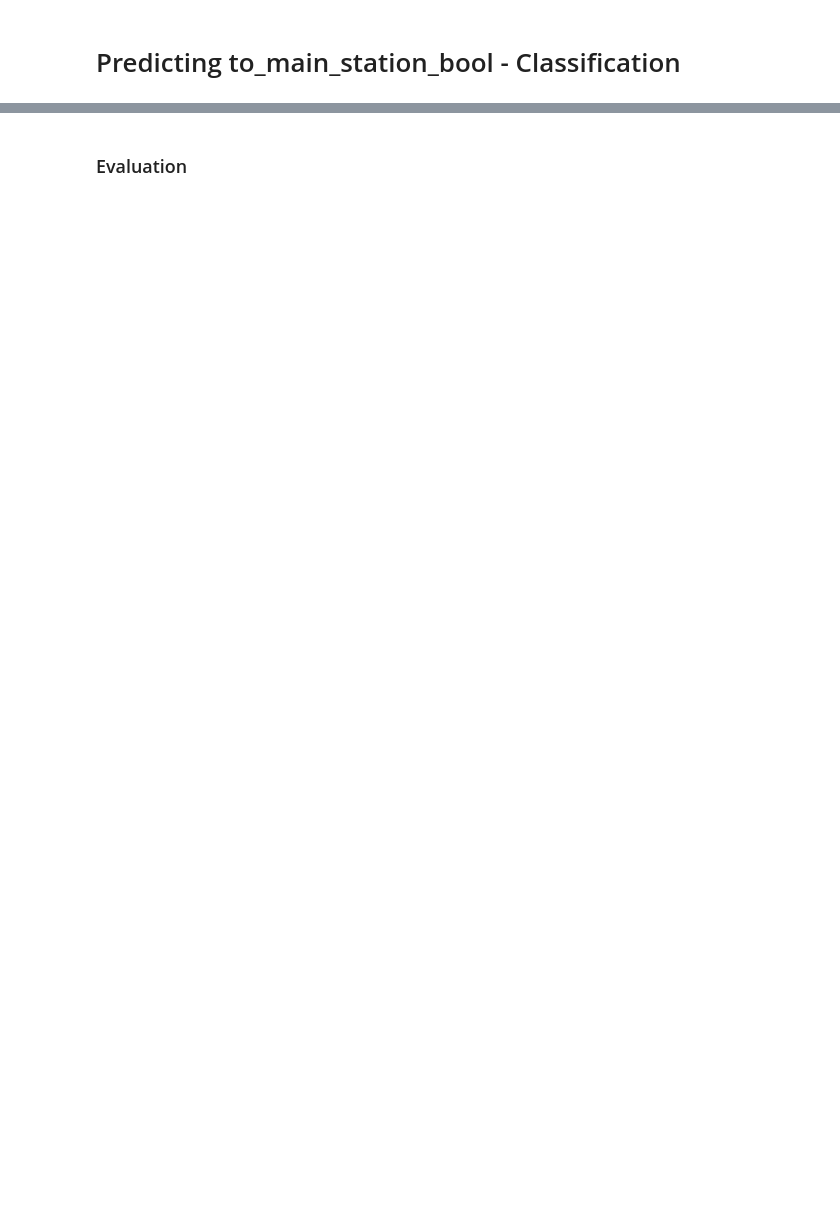
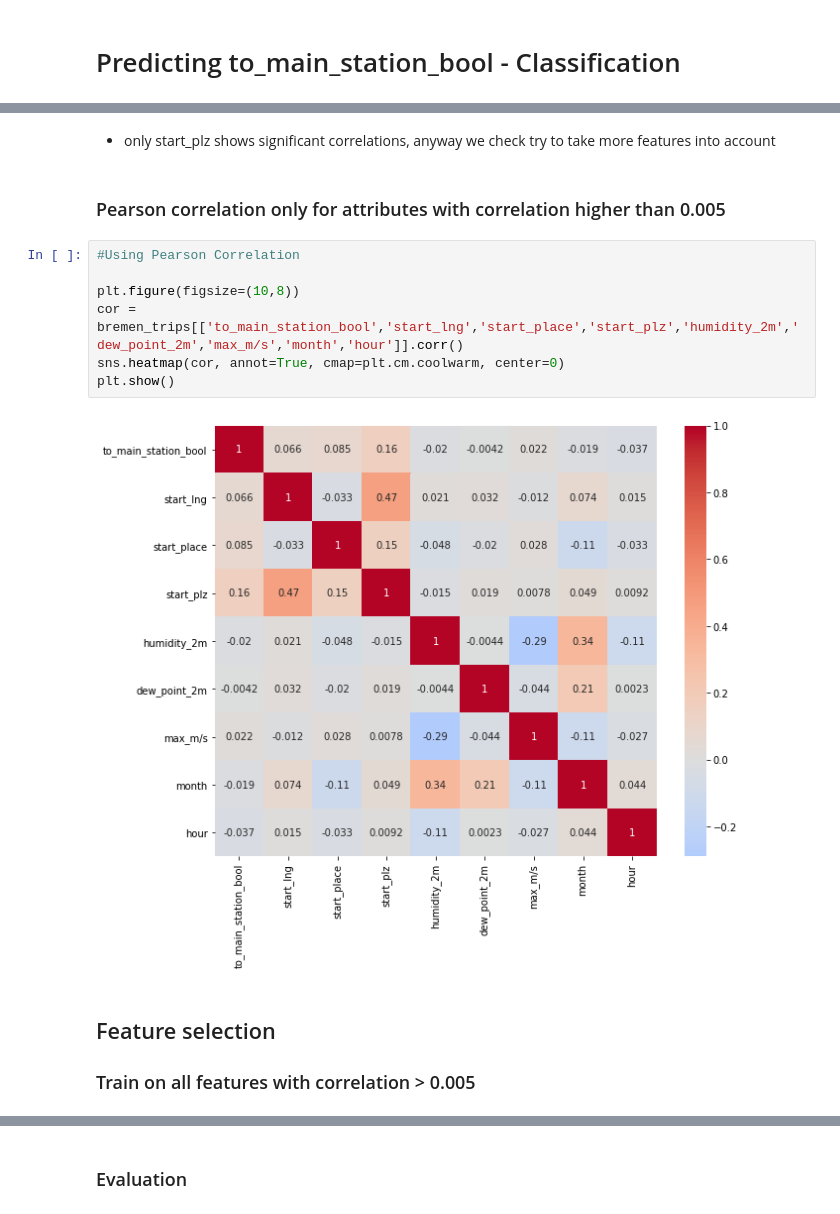
Before and after one commit to janiksudo/PDS_Project, a Jupyter notebook: notebooks/#8_predict_trip_direction.ipynb, the cells around one changed output, grey strips where cells are left out. Drawn from its saved outputs; the diff is of its cells as text; blank space fills up the shorter version.

```diff
--- a/notebooks/#8_predict_trip_direction.ipynb
+++ b/notebooks/#8_predict_trip_direction.ipynb
@@ -550,0 +518,16 @@ y = bremen_trips['to_main_station_bool']
+# %% [markdown]
+- only start_plz shows significant correlations, anyway we check try to take more features into account
+# %% [markdown]
+### Pearson correlation only for attributes with correlation higher than 0.005
+# %%
+#Using Pearson Correlation
+
+plt.figure(figsize=(10,8))
+cor = bremen_trips[['to_main_station_bool','start_lng','start_place','start_plz','humidity_2m','dew_point_2m','max_m/s','month','hour']].corr()
+sns.heatmap(cor, annot=True, cmap=plt.cm.coolwarm, center=0)
+plt.show()
+# %% [output]
+[figure, added]
+# %% [markdown]
+## Feature selection
+### Train on all features with correlation > 0.005
```
Also changed, not shown: parts of 80 cells of this notebook.
